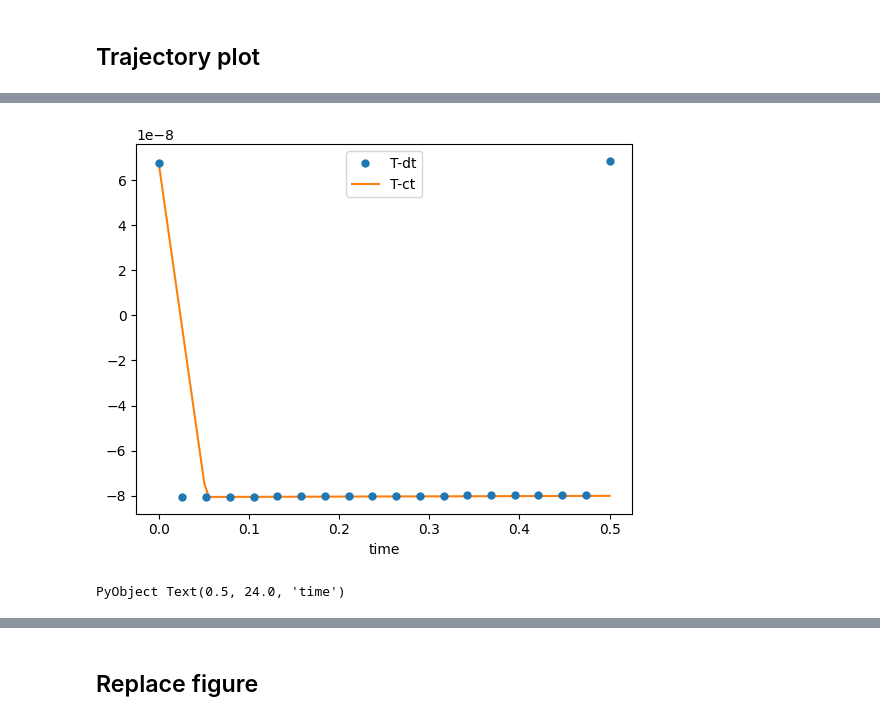
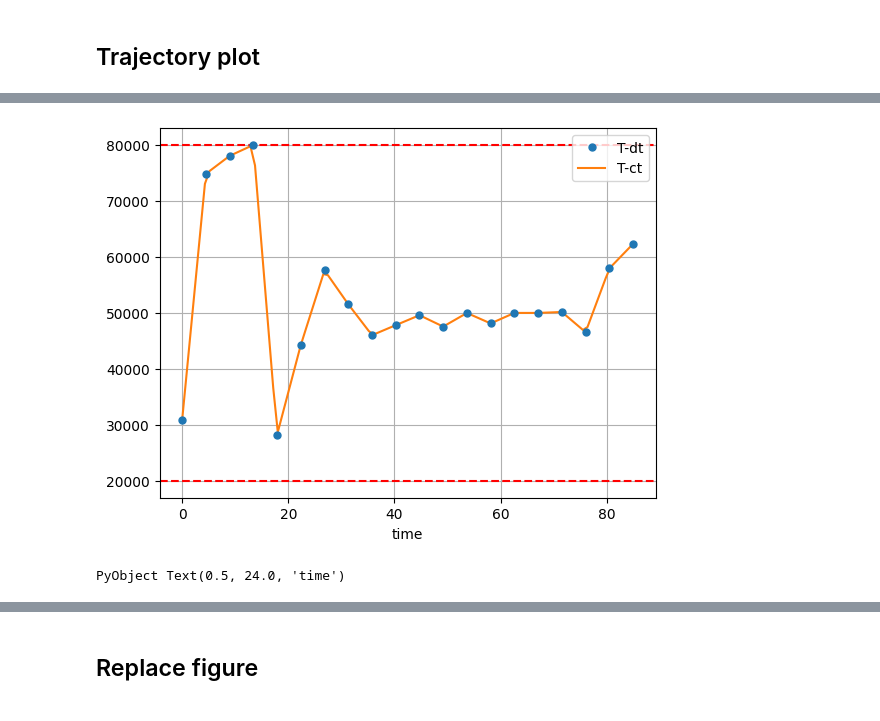
Before and after one commit to UW-ACL/SCPToolbox_tutorial, a Jupyter notebook: src/p4_rocket.ipynb, the cells around one changed output, grey strips where cells are left out. Cells and saved outputs as stored; diff of their text form; code cells hidden in the pictures.

```diff
--- a/src/p4_rocket.ipynb
+++ b/src/p4_rocket.ipynb
@@ -62,9 +62,9 @@ J = 100e3; # [kg*m^2] Moment of inertia
 # %%
 # Propulsion parameters
 Isp = 370 # [s] Specific impulse
-T_min = 5e3 # [N] Minimum thrust
-T_max = 66e3 # [N] Maximum thrust
+T_min = 20e3 # [N] Minimum thrust
+T_max = 80e3 # [N] Maximum thrust
 α = 1 / (Isp * g_E)
-δ_max = deg2rad(10.0);
+δ_max = deg2rad(5.0);
 # %%
 # Trajectory parameters
@@ -299,9 +293,9 @@ A lot of intuition is documented in our [Control Systems Magazine article](https
 N, Nsub = 20, 20
 iter_max = 30
 disc_method = FOH
-wvc, wtr = 1e4, 1e-3
+wvc, wtr = 1e1, 1e-1
 feas_tol = 5e-3
-ε_abs, ε_rel = 1e-5, 1e-3
+ε_abs, ε_rel = 1e-5, 1e-4
 q_tr = Inf
 q_exit = Inf
 solver, solver_options = ECOS, Dict("verbose"=>0)
@@ -417,15 +444,20 @@ display(xc[4, end])
 # %%
 fig = plt.figure()
 ax = fig.add_subplot(111)
 
-uc = hcat([sample(sol.uc, t) for t in tc]...)
+ax.grid()
+
+uc = hcat([sample(sol.uc, t) for t in LinRange(0, 1, Nc)]...)
 
 ax.plot(td, ud[1, :], marker=".", markersize=10, linestyle="none", label="T-dt", zorder=100)
 ax.plot(tc, uc[1, :], linestyle="-", label="T-ct")
 
+ax.axhline(y=T_min, color="red", linestyle="--")
+ax.axhline(y=T_max, color="red", linestyle="--")
+
 ax.legend()
-
+tc
 ax.set_xlabel("time")
 # %% [output]
-[figure, old version]
+[figure, new version]
 PyObject Text(0.5, 24.0, 'time')
```
Also changed, not shown: parts of 37 cells of this notebook, 1 other file.
